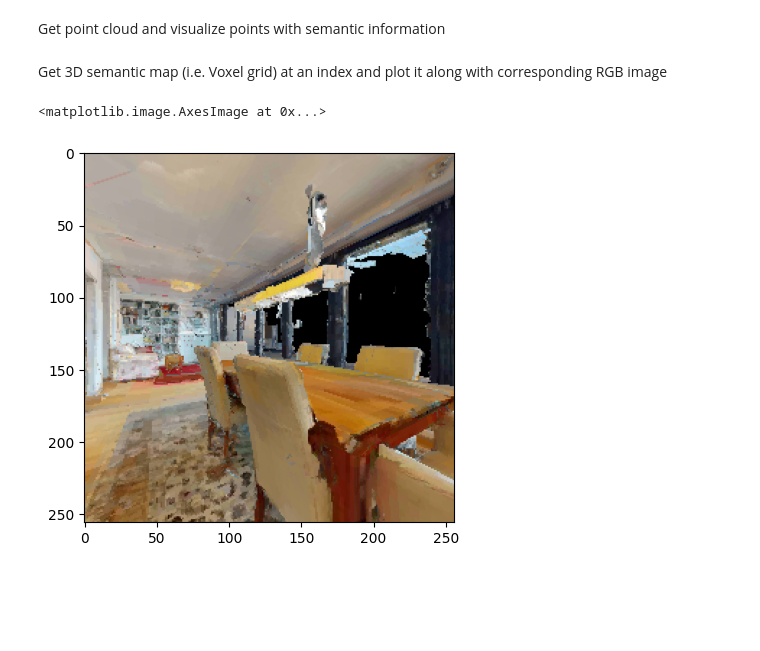
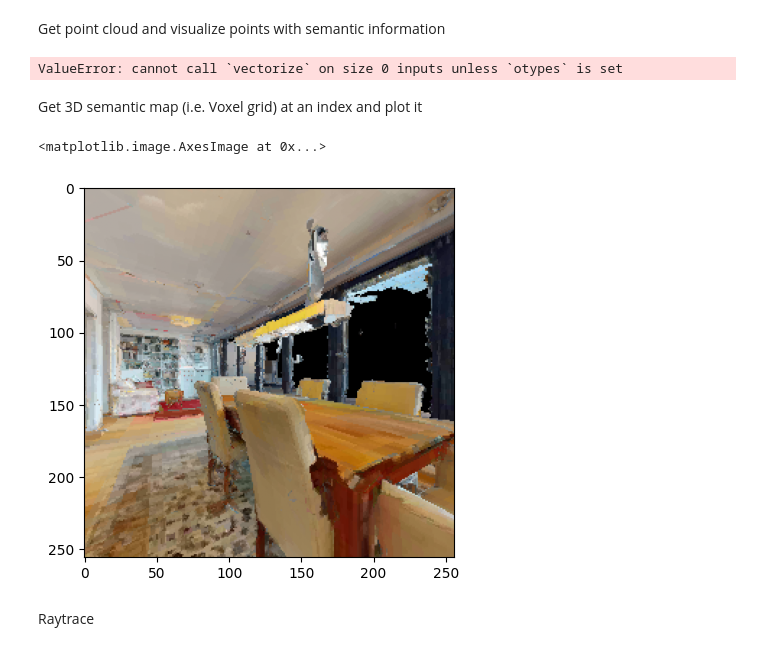
Before and after one commit to dtonderski/ReSEAL, a Jupyter notebook: notebooks/Label_pipeline.ipynb, the cells around one changed output. Cells and saved outputs as stored; diff of their text form; code cells hidden in the pictures; blank space fills up the shorter version.

```diff
--- a/notebooks/Label_pipeline.ipynb
+++ b/notebooks/Label_pipeline.ipynb
@@ -85,12 +122,11 @@ plot_point_cloud = True
 if plot_point_cloud:
     color_converter = category_mapping.get_reseal_color_converter()
 
-    point_cloud_categorical = np.argmax(point_cloud_semantic_labels, axis=-1) + np.sum(
-        point_cloud_semantic_labels, axis=-1
-    )
+    point_cloud_categorical = (np.argmax(point_cloud_semantic_labels, axis=-1) +
+                            np.sum(point_cloud_semantic_labels, axis=-1))
     # Need to initialize this as a 3 channel image so we can use numpy indexing to assign the points that have a label
     # instead of having to loop over them
-    point_cloud_rgb = np.dstack([point_cloud_categorical] * 3)[0]
+    point_cloud_rgb = np.dstack([point_cloud_categorical]*3)[0]
     point_cloud_rgb[point_cloud_categorical > 0] = color_converter(point_cloud_categorical[point_cloud_categorical > 0])
 
     point_cloud_o3d = o3d.utility.Vector3dVector(point_cloud[point_cloud_categorical > 0])
@@ -98,15 +134,17 @@ if plot_point_cloud:
     colour = point_cloud_rgb[point_cloud_categorical > 0]
     pcd.colors = o3d.utility.Vector3dVector(colour)
     o3d.visualization.draw_geometries([pcd])
+# %% [output]
+ValueError: cannot call `vectorize` on size 0 inputs unless `otypes` is set
 # %% [markdown]
-Get 3D semantic map (i.e. Voxel grid) at an index and plot it along with corresponding RGB image
+Get 3D semantic map (i.e. Voxel grid) at an index and plot it
 # %%
-index = 322
+index = 321
 
 rgb_image = cv2.imread(f"{RGB_IMAGE_DIR}/{index}.png")
 rgb_image = cv2.cvtColor(rgb_image, cv2.COLOR_BGR2RGB)
 rgb_image = rgb_image / 255
 plt.imshow(rgb_image)
 # %% [output]
 <matplotlib.image.AxesImage at 0x...>
-[figure, old version]
+[figure, new version]
@@ -112,0 +188,2 @@ plt.imshow(rgb_image)
+# %% [markdown]
+Raytrace
```
Also changed, not shown: parts of 23 cells of this notebook, 9 other files.
